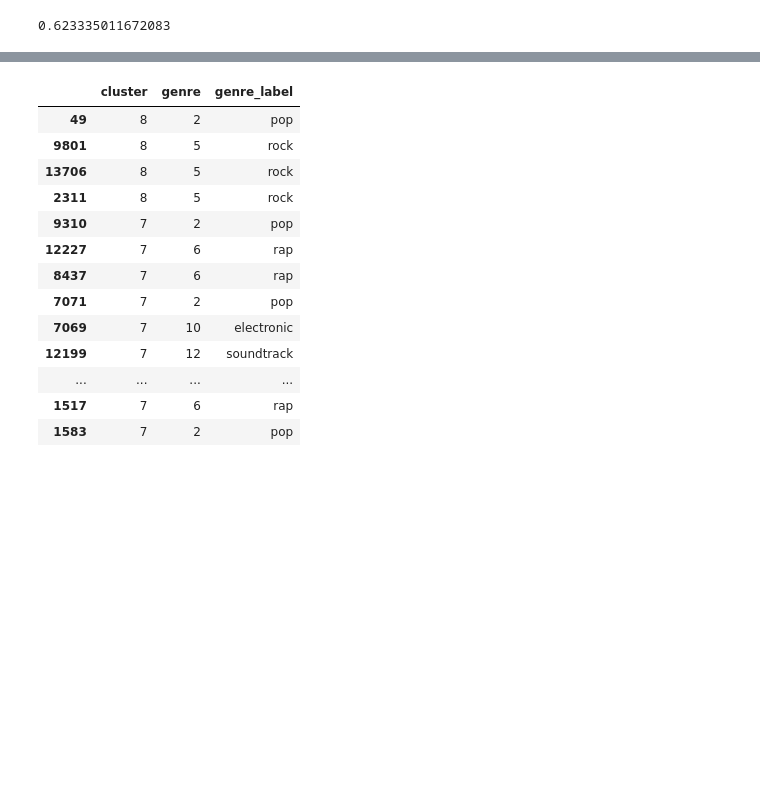
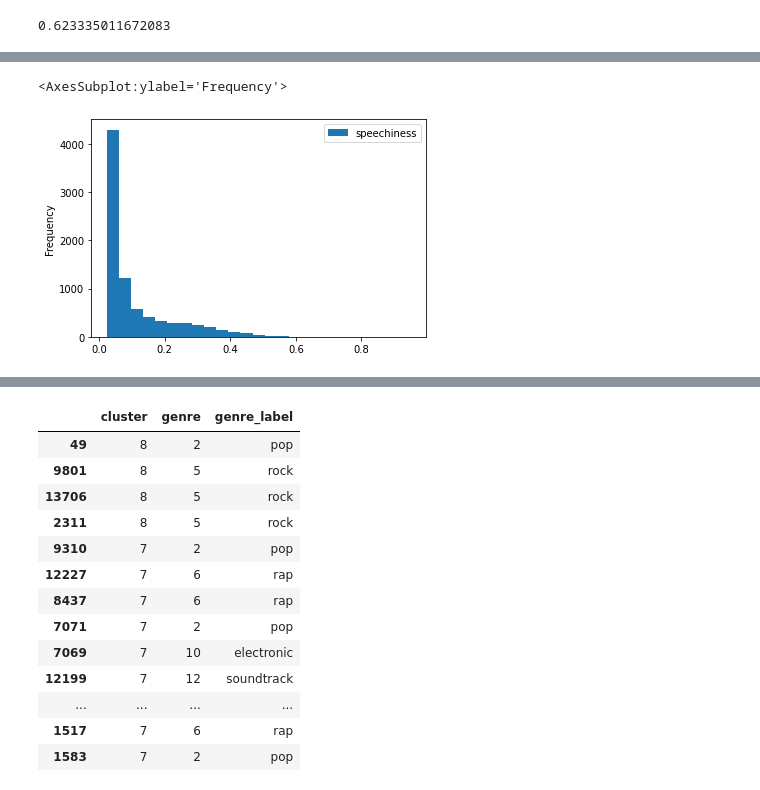
Before and after one commit to kyle-rgb/Spotify_Project, a Jupyter notebook: notebooks/New_Class.ipynb, the cells around one changed output, grey strips where cells are left out. Saved outputs shown, nothing was run; the diff lists cells and outputs as text; code cells hidden in the pictures; blank space fills up the shorter version.

```diff
--- a/notebooks/New_Class.ipynb
+++ b/notebooks/New_Class.ipynb
@@ -256,0 +530,5 @@ classifies_df.groupby("chart").mean()
+# %%
+attr_class[lambda x: x.chart > 0].plot(kind="hist", y="speechiness", bins=25)
+# %% [output]
+<AxesSubplot:ylabel='Frequency'>
+[figure, added]
```
Also changed, not shown: parts of 75 cells of this notebook, 2 other files.
